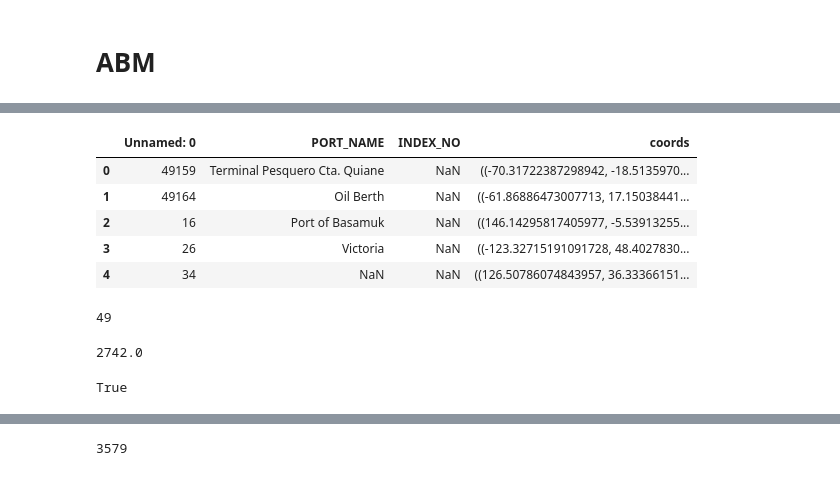
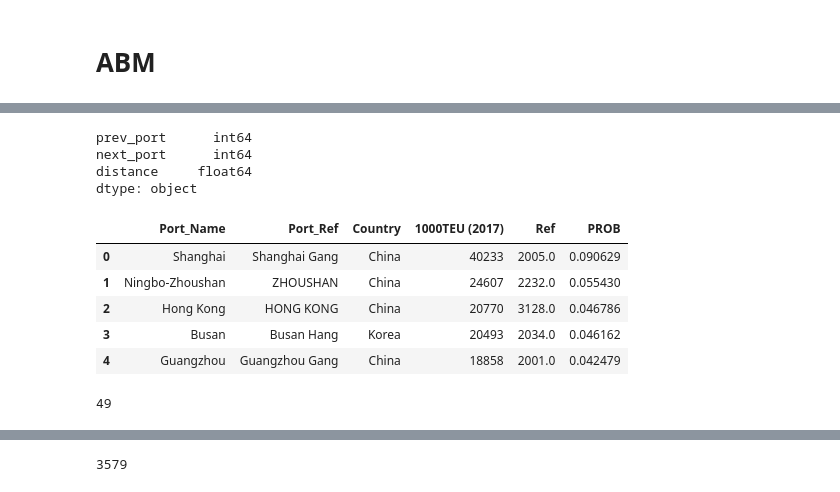
Before and after one commit to jvschlierf/Networks-ships-reroutes, a Jupyter notebook: Shipping_ABM.ipynb, the cells around one changed output, grey strips where cells are left out. Cells and saved outputs as stored; diff of their text form; code cells hidden in the pictures.

```diff
--- a/Shipping_ABM.ipynb
+++ b/Shipping_ABM.ipynb
@@ -29,12 +33,19 @@ origin = pd.read_csv((data_path + 'origin_ports.csv'))
+# %%
+distances.astype({'prev_port':'int64', 'next_port':'int64'}).dtypes
+# %% [output]
+prev_port      int64
+next_port      int64
+distance     float64
+dtype: object
 # %%
-ports.head()
+origin.head()
 # %% [output]
-|  | Unnamed: 0 | PORT_NAME | INDEX_NO | coords |
-| 0 | 49159 | Terminal Pesquero Cta. Quiane | NaN | ((-70.31722387298942, -18.5135970... |
-| 1 | 49164 | Oil Berth | NaN | ((-61.86886473007713, 17.15038441... |
-| 2 | 16 | Port of Basamuk | NaN | ((146.14295817405977, -5.53913255... |
-| 3 | 26 | Victoria | NaN | ((-123.32715191091728, 48.4027830... |
-| 4 | 34 | NaN | NaN | ((126.50786074843957, 36.33366151... |
+|  | Port_Name | Port_Ref | Country | 1000TEU (2017) | Ref | PROB |
+| 0 | Shanghai | Shanghai Gang | China | 40233 | 2005.0 | 0.090629 |
+| 1 | Ningbo-Zhoushan | ZHOUSHAN | China | 24607 | 2232.0 | 0.055430 |
+| 2 | Hong Kong | HONG KONG | China | 20770 | 3128.0 | 0.046786 |
+| 3 | Busan | Busan Hang | Korea | 20493 | 2034.0 | 0.046162 |
+| 4 | Guangzhou | Guangzhou Gang | China | 18858 | 2001.0 | 0.042479 |
 # %%
 e = 0
 for index, row in origin.iterrows():
@@ -44,15 +55,6 @@ for index, row in origin.iterrows():
 e
 # %% [output]
 49
-# %%
-start_port = np.random.choice(origin["Ref"], size=None, replace=True,  p=origin["PROB"])
-start_port
-# %% [output]
-2742.0
-# %%
-2742 in origin["Ref"].values
-# %% [output]
-True
 # %%
 N = data["next_port"].tolist()
 N = list(set(N))
```
Also changed, not shown: parts of 12 cells of this notebook.
